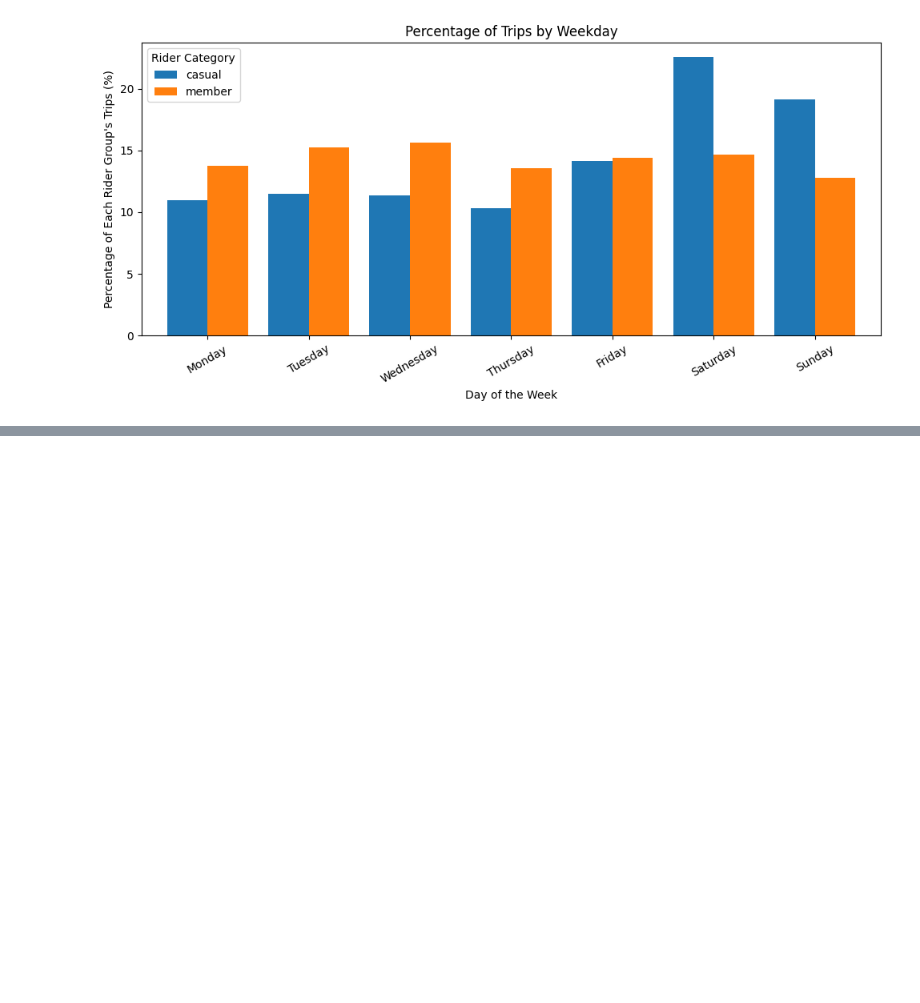
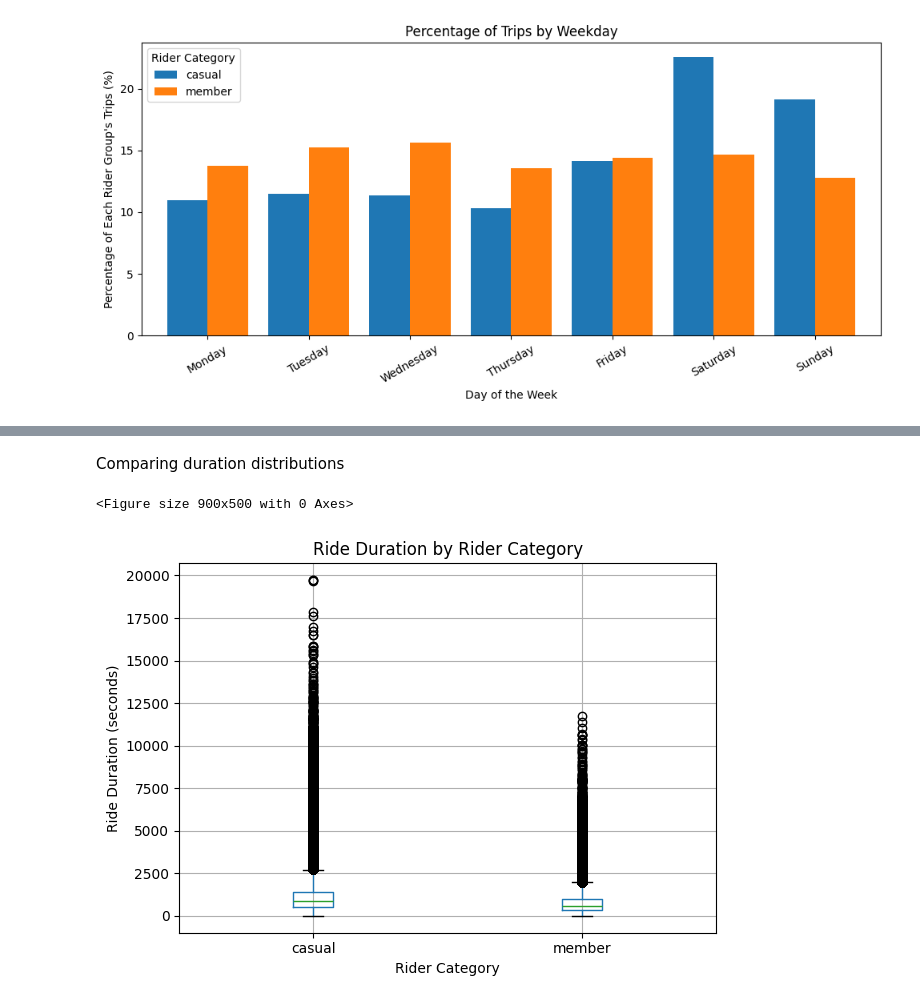
Before and after one commit to Battsengel2026124/CA1-ML, a Jupyter notebook: CA1_Machine _Learning_for_Business.ipynb, the cells around one changed output, grey strips where cells are left out. Cells and saved outputs as stored; diff of their text form; code cells hidden in the pictures; blank space fills up the shorter version.

```diff
--- a/CA1_Machine _Learning_for_Business.ipynb
+++ b/CA1_Machine _Learning_for_Business.ipynb
@@ -601,0 +747,19 @@ plt.show()
+# %% [markdown]
+Comparing duration distributions
+# %%
+plt.figure(figsize=(9, 5))
+
+df.boxplot(
+    column="ride_length_in_seconds",
+    by="member_casual"
+)
+
+plt.title("Ride Duration by Rider Category")
+plt.suptitle("")
+plt.xlabel("Rider Category")
+plt.ylabel("Ride Duration (seconds)")
+plt.tight_layout()
+plt.show()
+# %% [output]
+<Figure size 900x500 with 0 Axes>
+[figure, added]
```
Also changed, not shown: parts of 53 cells of this notebook.
